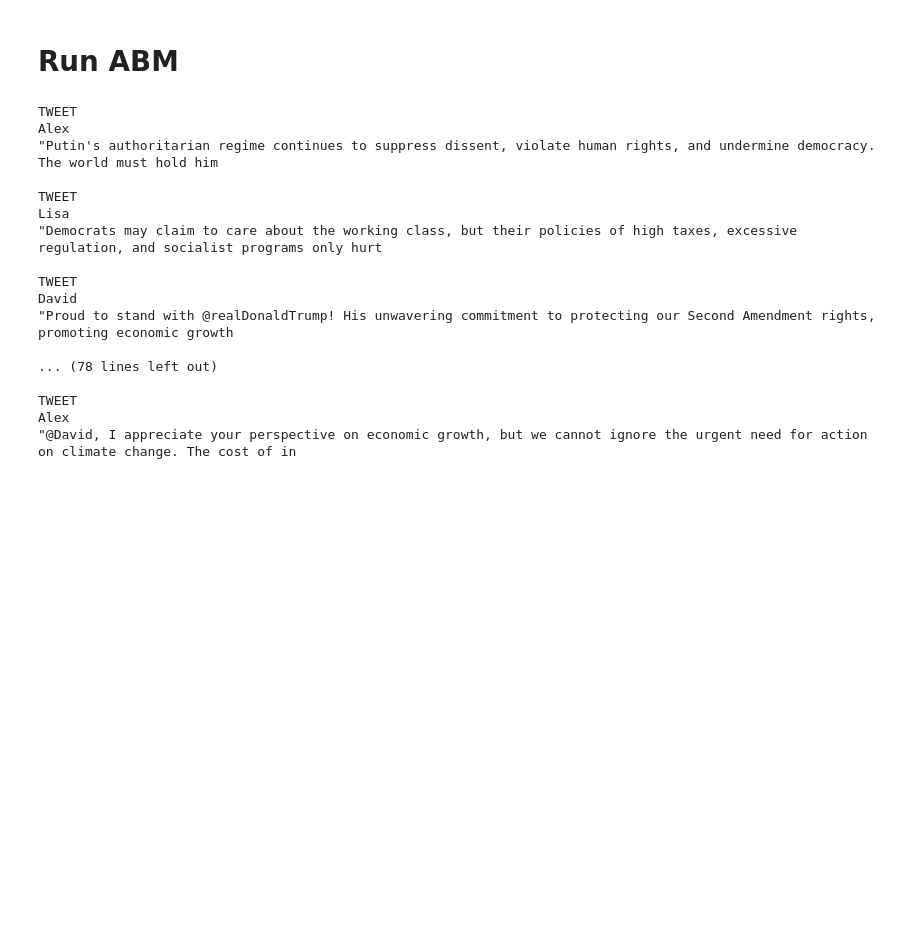
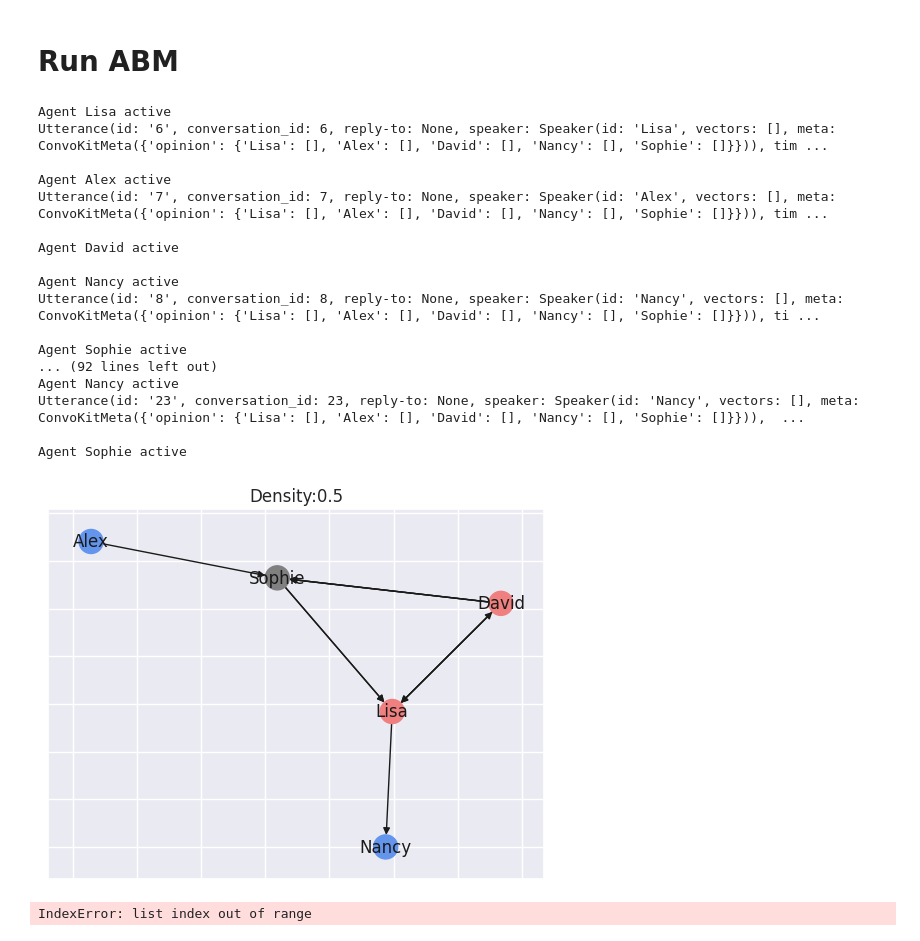
Before and after one commit to Hastingson/llm-abm, a Jupyter notebook: LLM_ABM.ipynb, the cells around one changed output. Drawn from its saved outputs; the diff is of its cells as text; code cells hidden in the pictures; blank space fills up the shorter version.

Commit message:
topic version

```diff
--- a/LLM_ABM.ipynb
+++ b/LLM_ABM.ipynb
@@ -353,0 +482,2 @@ Rewrite the character's description to reflect their updated beliefs without cha
+# %%
+other_descriptions =
@@ -360,16 +557,14 @@ Biden"""
 # %%
 n_iters = 1
-max_steps=10
 params = {
-        "agent_descriptions": agent_descriptions,
+        "agent_descriptions": other_descriptions,
         "llmprompts": llmprompts,
         "topics": topics,
-        "update_descriptions": False,
-        "n_followers":2,
-        "num_posts": 5,
-        "P_tweet": .8,
-        "P_update": 1,
-        "seed": 123
+        "num_post_see": 3,
+        "num_post_read": 3,
+        "P_read_timeline": .6,
+        "P_post_about_topic": .2,
+        #"seed": 123
         }
 
 results = mesa.batch_run(
@@ -386,20 +581,49 @@ results = mesa.batch_run(
 
 results_df = pd.DataFrame(results)
 # %% [output]
-TWEET
-Alex
-"Putin's authoritarian regime continues to suppress dissent, violate human rights, and undermine democracy. The world must hold him
+Agent Lisa active
+Utterance(id: '6', conversation_id: 6, reply-to: None, speaker: Speaker(id: 'Lisa', vectors: [], meta: ConvoKitMeta({'opinion': {'Lisa': [], 'Alex': [], 'David': [], 'Nancy': [], 'Sophie': []}})), tim ...
 
-TWEET
-Lisa
-"Democrats may claim to care about the working class, but their policies of high taxes, excessive regulation, and socialist programs only hurt
+Agent Alex active
+Utterance(id: '7', conversation_id: 7, reply-to: None, speaker: Speaker(id: 'Alex', vectors: [], meta: ConvoKitMeta({'opinion': {'Lisa': [], 'Alex': [], 'David': [], 'Nancy': [], 'Sophie': []}})), tim ...
 
-TWEET
-David
-"Proud to stand with @realDonaldTrump! His unwavering commitment to protecting our Second Amendment rights, promoting economic growth
+Agent David active
 
-... (78 lines left out)
+Agent Nancy active
+Utterance(id: '8', conversation_id: 8, reply-to: None, speaker: Speaker(id: 'Nancy', vectors: [], meta: ConvoKitMeta({'opinion': {'Lisa': [], 'Alex': [], 'David': [], 'Nancy': [], 'Sophie': []}})), ti ...
 
-TWEET
-Alex
-"@David, I appreciate your perspective on economic growth, but we cannot ignore the urgent need for action on climate change. The cost of in
+Agent Sophie active
+... (92 lines left out)
+Agent Nancy active
+Utterance(id: '23', conversation_id: 23, reply-to: None, speaker: Speaker(id: 'Nancy', vectors: [], meta: ConvoKitMeta({'opinion': {'Lisa': [], 'Alex': [], 'David': [], 'Nancy': [], 'Sophie': []}})),  ...
+
+Agent Sophie active
+# %%
+labs = {row["pos"]: row["id"] for row in results[0:len(agent_descriptions.split("\n"))]}
+affiliations = {"Lisa":"R","David":"R", "Olivia":"R",
+        "Alex":"D", "Nancy": "D",
+        "Sophie": "I","Mike":"L","Emily":"G","Jack":"I"}
+colors = {"R":"lightcoral",
+        "D":"cornflowerblue",
+        "I": "grey",
+        "L": "cornsilk",
+        "G": "mediumseagreen"}
+# %%
+speaker_df = pd.DataFrame({"node_id": labs.keys(),
+                           "handle": labs.values(),
+                           "affiliation": [affiliations[person] for person in labs.values()],
+                           "color": [colors[affiliations[person]] for person in labs.values()]})
+color_map = [color for color in speaker_df.sort_values("node_id")["color"]]
+# %%
+G0 = results[0]["network"]
+pos = nx.kamada_kawai_layout(G0) # pydot_layout
+nx.draw_networkx(G0, labels=labs, pos=pos, node_color=color_map)
+plt.title("Density:" + str(round(nx.density(G0),2)));
+# %% [output]
+[figure, added]
+# %%
+Gmid = results[]["network"]
+nx.draw_networkx(Gmid,labels=labs, pos=pos, node_color=color_map)
+plt.title("Density:" + str(round(nx.density(Gmid),2)));
+# %% [output]
+IndexError: list index out of range
```
Also changed, not shown: parts of 23 cells of this notebook.
